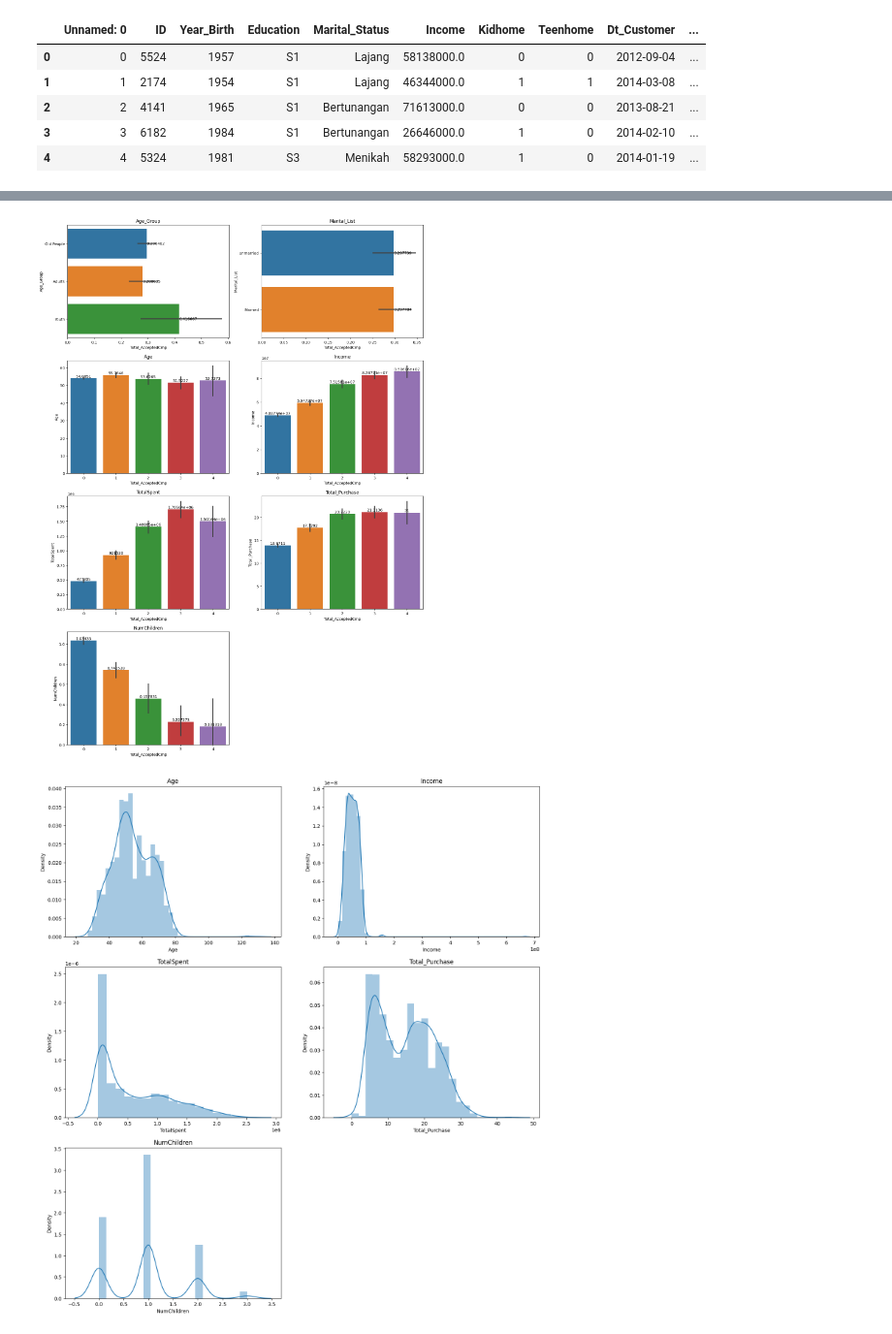
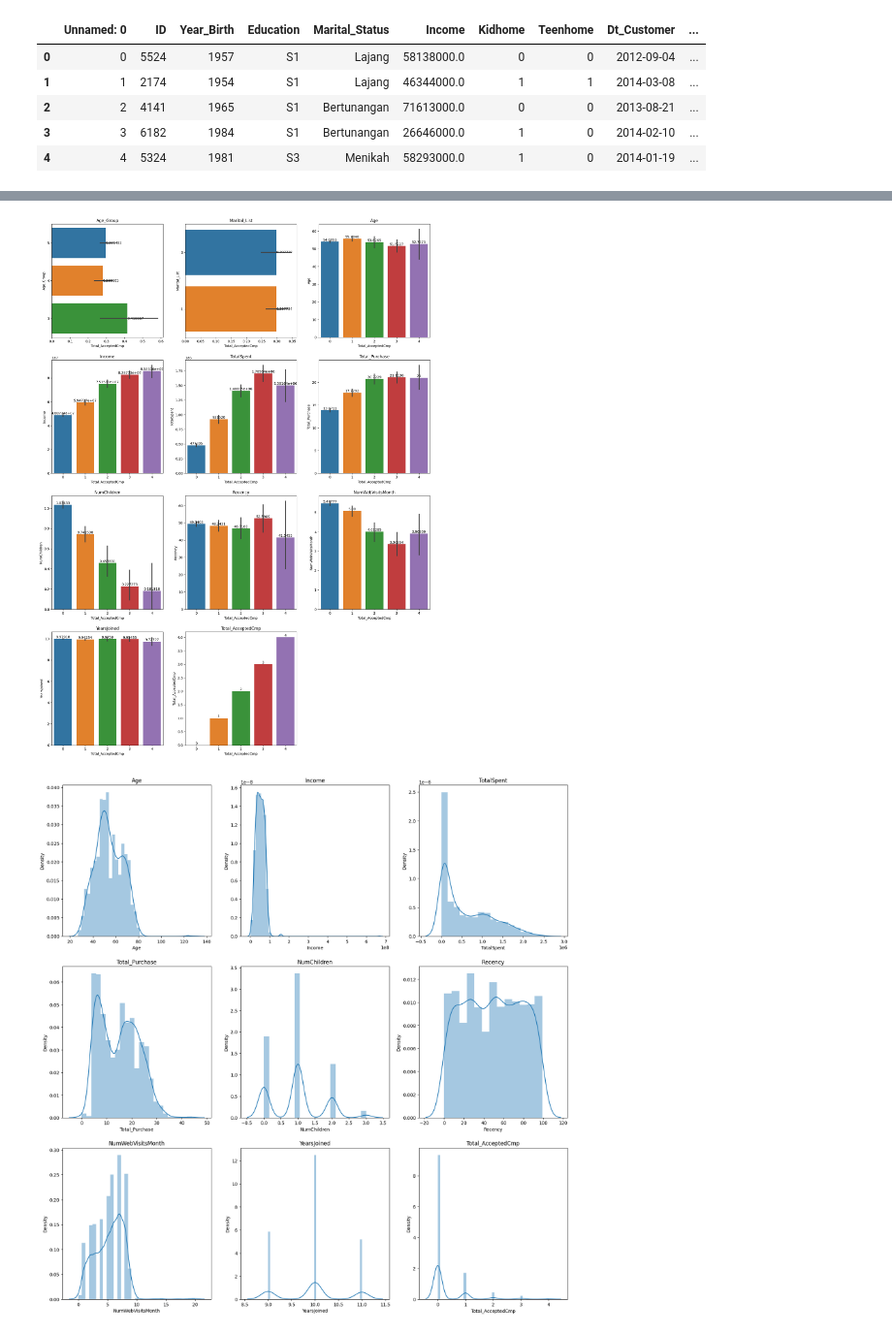
Before and after one commit to masendhy/predict_customer_personality_to_boost_marketing_campaign_by_using_machine_learning, a Jupyter notebook: predict_customer_personality_to_boost_marketing_campaign_by_using_machine_learning.ipynb, the cells around one changed output, grey strips where cells are left out. Shown at 97% size. Cells and saved outputs as stored; diff of their text form; code cells hidden in the pictures.

Commit message:
Conversion Rate Analysis Based on Income, Spending and Age updated

```diff
--- a/predict_customer_personality_to_boost_marketing_campaign_by_using_machine_learning.ipynb
+++ b/predict_customer_personality_to_boost_marketing_campaign_by_using_machine_learning.ipynb
@@ -197,9 +197,9 @@ unmarried = ['Lajang','Cerai','Janda','Duda']
 marital_list = []
 for i in df_featex['Marital_Status']:
     if i in unmarried:
-        group = 'Unmarried'
+        group = '0'
     else:
-        group = 'Married'
+        group = '1'
     marital_list.append(group)
 df_featex['Marital_List'] = marital_list
 # %%
@@ -211,9 +211,6 @@ df_featex.head()
 | 2 | 2 | 4141 | 1965 | S1 | Bertunangan | 71613000.0 | 0 | 0 | 2013-08-21 | ... |
 | 3 | 3 | 6182 | 1984 | S1 | Bertunangan | 26646000.0 | 1 | 0 | 2014-02-10 | ... |
 | 4 | 4 | 5324 | 1981 | S3 | Menikah | 58293000.0 | 1 | 0 | 2014-01-19 | ... |
-# %%
-# delete unnecessary columns
-df_featex.drop(['ID','Unnamed: 0','Marital_Status','Year_Birth', 'Education', 'Kidhome','Teenhome','AcceptedCmp3','AcceptedCmp4','AcceptedCmp5','AcceptedCmp1','AcceptedCmp2','Z_CostContact','Z_Revenue'], inplace=True,axis=1)
 # %%
 df_featex.head()
 # %% [output]
@@ -226,6 +223,6 @@ df_featex.head()
 # %%
 #grouping numerical columns from df_featex
-num = ['Age','Income','TotalSpent','Total_Purchase','NumChildren']
+num = ['Age','Income','TotalSpent','Total_Purchase','NumChildren','Recency','NumWebVisitsMonth','YearsJoined','Total_AcceptedCmp']
 
 #grouping categorical columns from df_featex
 cat = ['Age_Group','Marital_List']
@@ -233,21 +230,21 @@ cat = ['Age_Group','Marital_List']
 features = cat + num
 # %%
 # let show visualization of numerical columns correlation with Total_AcceptedCmp
-plt.figure(figsize=(17,25))
+plt.figure(figsize=(20,35))
 
 for i, col in enumerate(df_featex[features],1):
-    plt.subplot(4,2,i)
+    plt.subplot(5,3,i)
     ax = sns.barplot( x= df_featex['Total_AcceptedCmp'],y= df_featex[col])
     plt.title(col)
     plt.bar_label(ax.containers[0])
 # %% [output]
-[figure, old version]
+[figure, new version]
 # %%
 #show outliers from df_featex using distplot
-plt.figure(figsize=(17,25))
+plt.figure(figsize=(20,35))
 for i, col in enumerate(df_featex[num],1):
-    plt.subplot(4,2,i)
+    plt.subplot(5,3,i)
     ax = sns.distplot(df_featex[col])
     plt.title(col)
 # %% [output]
-[figure, old version]
+[figure, new version]
```
Also changed, not shown: parts of 11 cells of this notebook.
